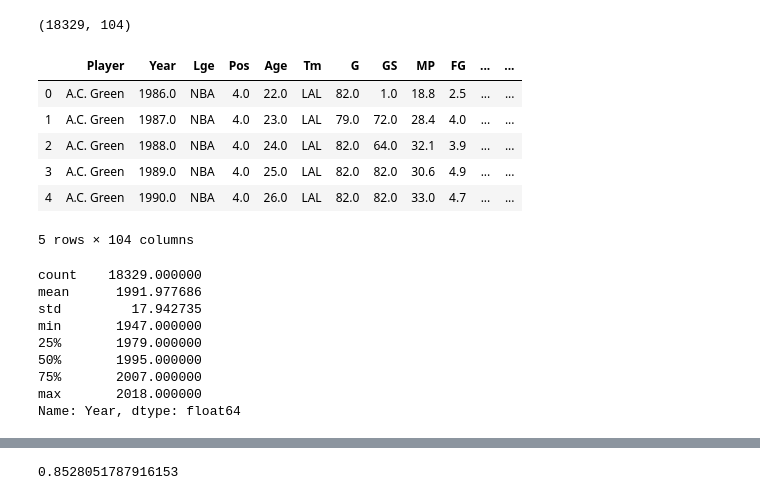
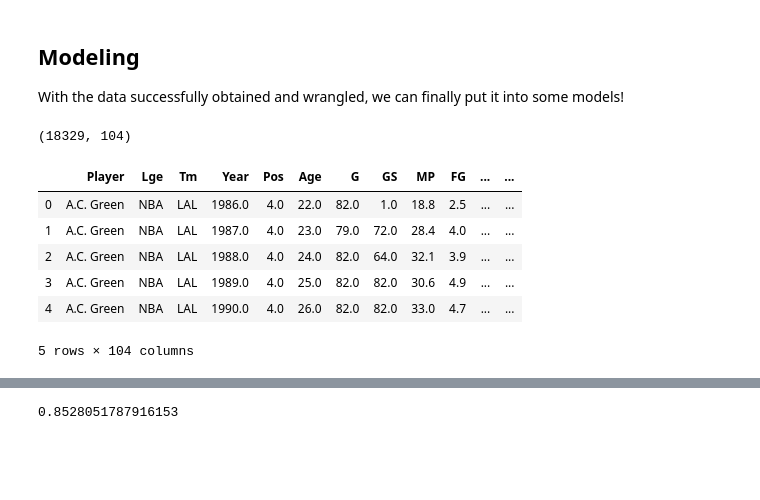
Before and after one commit to davidanagy/nba-assists-prediction, a Jupyter notebook: notebooks/Modeling.ipynb, the cells around one changed output, grey strips where cells are left out. Saved outputs shown, nothing was run; the diff lists cells and outputs as text; code cells hidden in the pictures; blank space fills up the shorter version.

```diff
--- a/notebooks/Modeling.ipynb
+++ b/notebooks/Modeling.ipynb
@@ -1,31 +1,23 @@
+# %% [markdown]
+## Modeling
+
+With the data successfully obtained and wrangled, we can finally put it into some models!
 # %%
 import pandas as pd
 import numpy as np
 import matplotlib.pyplot as plt
 %matplotlib inline
 # %%
-df = pd.read_csv('assists-data-05.csv')
+df = pd.read_csv('training-data.csv')
 
 print(df.shape)
 df.head()
 # %% [output]
 (18329, 104)
-|  | Player | Year | Lge | Pos | Age | Tm | G | GS | MP | FG | ... | ... |
-| 0 | A.C. Green | 1986.0 | NBA | 4.0 | 22.0 | LAL | 82.0 | 1.0 | 18.8 | 2.5 | ... | ... |
-| 1 | A.C. Green | 1987.0 | NBA | 4.0 | 23.0 | LAL | 79.0 | 72.0 | 28.4 | 4.0 | ... | ... |
-| 2 | A.C. Green | 1988.0 | NBA | 4.0 | 24.0 | LAL | 82.0 | 64.0 | 32.1 | 3.9 | ... | ... |
-| 3 | A.C. Green | 1989.0 | NBA | 4.0 | 25.0 | LAL | 82.0 | 82.0 | 30.6 | 4.9 | ... | ... |
-| 4 | A.C. Green | 1990.0 | NBA | 4.0 | 26.0 | LAL | 82.0 | 82.0 | 33.0 | 4.7 | ... | ... |
+|  | Player | Lge | Tm | Year | Pos | Age | G | GS | MP | FG | ... | ... |
+| 0 | A.C. Green | NBA | LAL | 1986.0 | 4.0 | 22.0 | 82.0 | 1.0 | 18.8 | 2.5 | ... | ... |
+| 1 | A.C. Green | NBA | LAL | 1987.0 | 4.0 | 23.0 | 79.0 | 72.0 | 28.4 | 4.0 | ... | ... |
+| 2 | A.C. Green | NBA | LAL | 1988.0 | 4.0 | 24.0 | 82.0 | 64.0 | 32.1 | 3.9 | ... | ... |
+| 3 | A.C. Green | NBA | LAL | 1989.0 | 4.0 | 25.0 | 82.0 | 82.0 | 30.6 | 4.9 | ... | ... |
+| 4 | A.C. Green | NBA | LAL | 1990.0 | 4.0 | 26.0 | 82.0 | 82.0 | 33.0 | 4.7 | ... | ... |
 5 rows × 104 columns
-# %%
-df['Year'].describe()
-# %% [output]
-count    18329.000000
-mean      1991.977686
-std         17.942735
-min       1947.000000
-25%       1979.000000
-50%       1995.000000
-75%       2007.000000
-max       2018.000000
-Name: Year, dtype: float64
```
Also changed, not shown: parts of 62 cells of this notebook, 18 other files.
